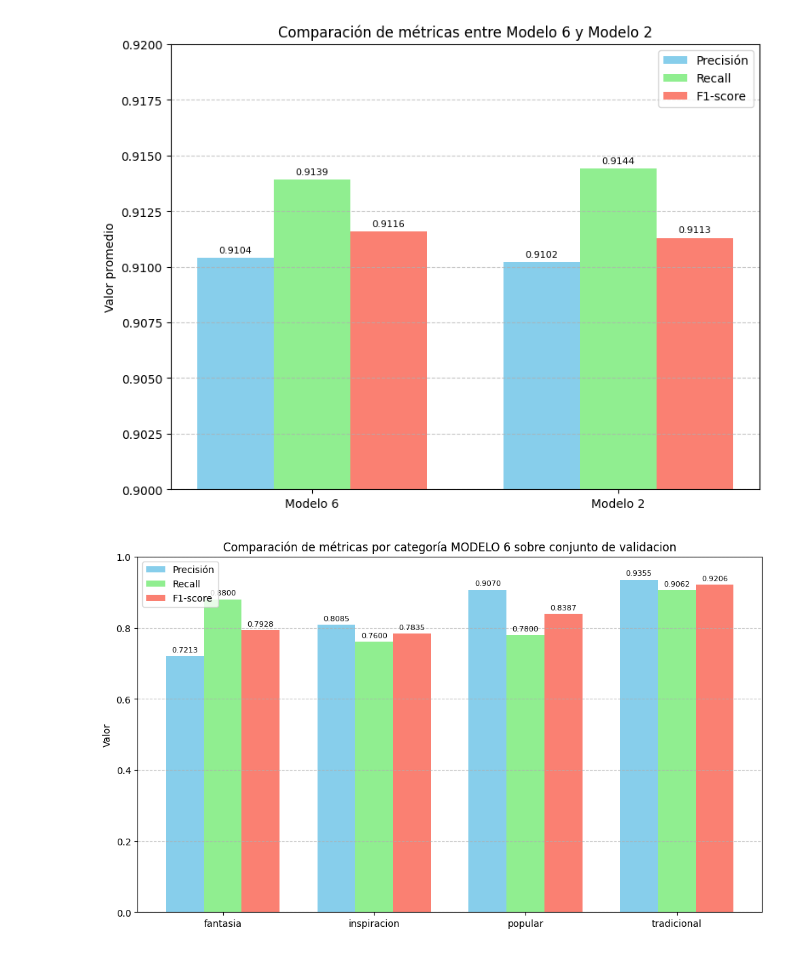
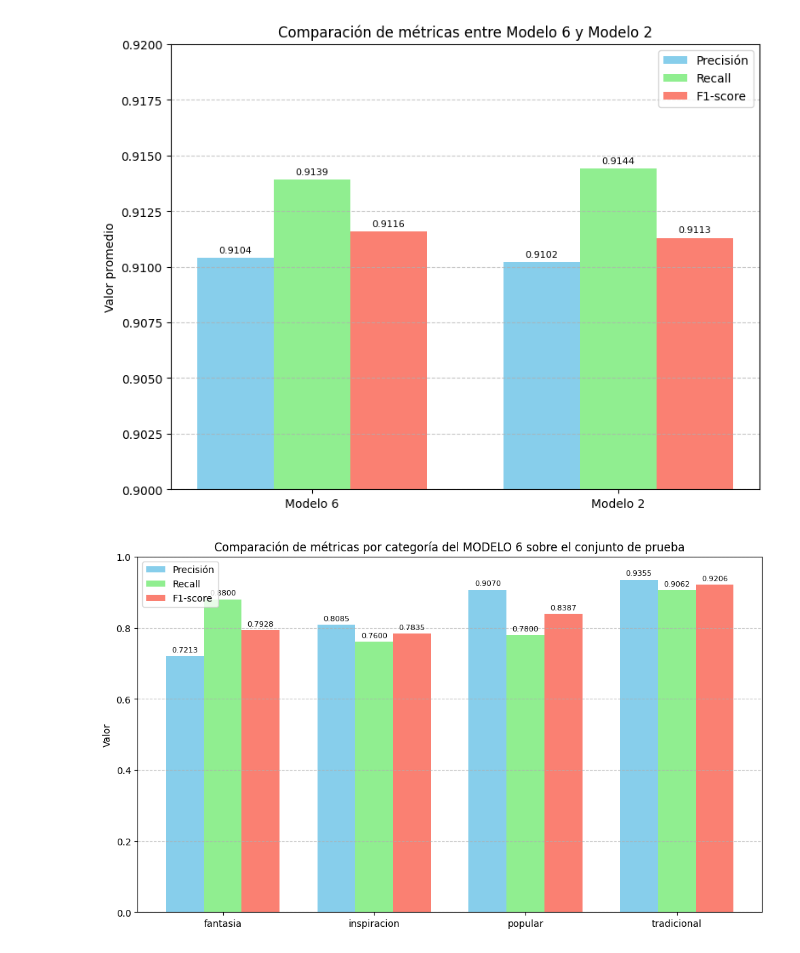
Before and after one commit to DalilaC33/TFG---Clasificacion-de-trajes, a Jupyter notebook: YOLOV8/notebooks/graficos_validacion_YV8.ipynb, the cells around one changed output. Drawn from its saved outputs; the diff is of its cells as text; code cells hidden in the pictures.

```diff
--- a/YOLOV8/notebooks/graficos_validacion_YV8.ipynb
+++ b/YOLOV8/notebooks/graficos_validacion_YV8.ipynb
@@ -211,6 +211,8 @@ categorias = ['fantasia', 'inspiracion', 'popular', 'tradicional']
 precision = [0.721311, 0.808511, 0.906977, 0.935484]
 recall = [0.880000, 0.760000, 0.780000, 0.906250]
 f1_score = [0.792793, 0.783505, 0.838710, 0.920635]
+
+
 
 # Configuración del gráfico
 x = np.arange(len(categorias))  # Posiciones en el eje x
@@ -222,32 +224,32 @@ fig, ax = plt.subplots(figsize=(10, 6))
 bars1 = ax.bar(x - width, precision, width, label='Precisión', color='skyblue')
 bars2 = ax.bar(x, recall, width, label='Recall', color='lightgreen')
 bars3 = ax.bar(x + width, f1_score, width, label='F1-score', color='salmon')
 
 # Añadir etiquetas y títulos
 ax.set_ylabel("Valor")
-ax.set_title("Comparación de métricas por categoría MODELO 6 sobre conjunto de validación")
+ax.set_title("Comparación de métricas por categoría del MODELO 6 sobre el conjunto de prueba")
 ax.set_xticks(x)
 ax.set_xticklabels(categorias)
 ax.set_ylim(0.0, 1.0)  # Límites del eje Y
 ax.legend()
 
 # Mostrar valores sobre las barras
 def add_labels(bars):
     for bar in bars:
         height = bar.get_height()
         ax.annotate(f'{height:.4f}',
                     xy=(bar.get_x() + bar.get_width() / 2, height),
                     xytext=(0, 3),  # Desplazamiento hacia arriba
                     textcoords="offset points",
                     ha='center', va='bottom', fontsize=8)
 
 add_labels(bars1)
 add_labels(bars2)
 add_labels(bars3)
 
 # Ajustar diseño y mostrar la cuadrícula
 plt.tight_layout()
 plt.grid(axis='y', linestyle='--', alpha=0.7)
 plt.show()
 # %% [output]
-[figure, old version]
+[figure, new version]
```
Also changed, not shown: 1 other file.
